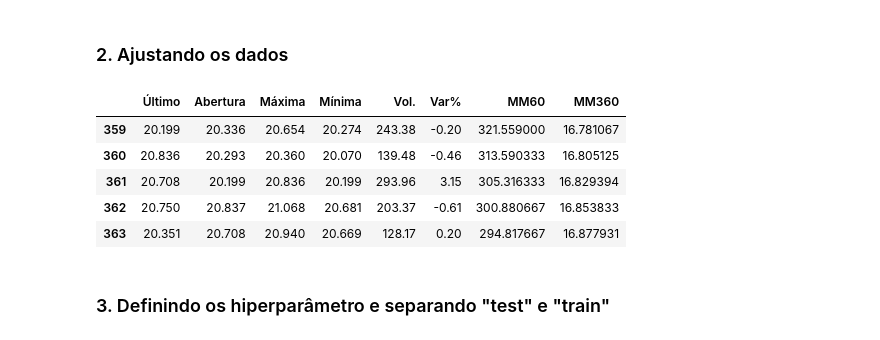
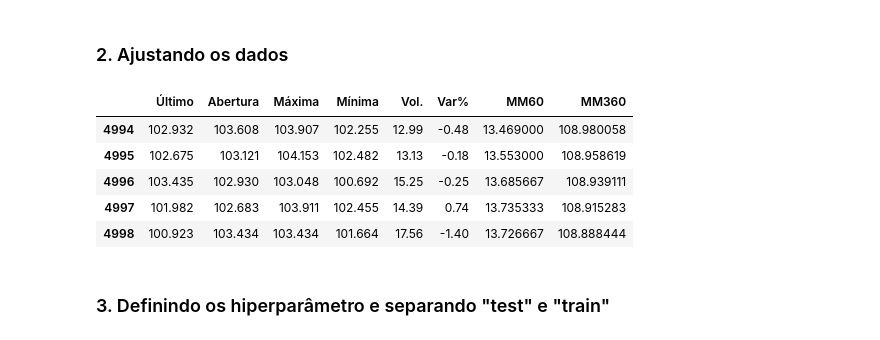
Before and after one commit to alexandre-queiroz/IBOV-stock-prediction, a Jupyter notebook: Predict.ipynb, the cells around one changed output. Drawn from its saved outputs; the diff is of its cells as text; code cells hidden in the pictures.

```diff
--- a/Predict.ipynb
+++ b/Predict.ipynb
@@ -78,39 +78,39 @@ dados["Vol."] = dados["Vol."].str.replace("K", "").str.replace("M", "").str.repl
 dados["Var%"] = dados["Var%"].str.replace("%", "").str.replace(",", ".").astype(float)
 
 # Transformar coluna "Data" em datetime com formato 'DD.MM.YYYY'
 dados["Data"] = pd.to_datetime(dados["Data"], format='%d.%m.%Y')
 
 # Ordenar por "Data"
 dados.sort_values(by="Data", inplace=True)
 
 # Definir a coluna "Data" como índice
 dados.set_index("Data", inplace=True)
 
 # Redefinindo o index
 dados = dados.reset_index()
 
 dados["Último"] = dados["Último"].shift(-1)
 
 # Calcular as médias móveis de 7, 21, 30 dias
 # dados["MM7"] = dados["Var%"].rolling(window=7).mean()
 # dados["MM21"] = dados["Último"].rolling(window=21).mean()
 dados["MM60"] = dados["Vol."].rolling(window=30).mean()
 dados["MM360"] = dados["Último"].rolling(window=360).mean()
 
 # Remover linhas com valores ausentes
 dados.dropna(inplace=True)
 
 dados = dados.drop(columns=["Data"])
 
 # Imprimir as primeiras linhas para verificar se os dados estão corretamente ordenados e indexados
-dados.head()
+dados.tail()
 # %% [output]
 |  | Último | Abertura | Máxima | Mínima | Vol. | Var% | MM60 | MM360 |
-| 359 | 20.199 | 20.336 | 20.654 | 20.274 | 243.38 | -0.20 | 321.559000 | 16.781067 |
-| 360 | 20.836 | 20.293 | 20.360 | 20.070 | 139.48 | -0.46 | 313.590333 | 16.805125 |
-| 361 | 20.708 | 20.199 | 20.836 | 20.199 | 293.96 | 3.15 | 305.316333 | 16.829394 |
-| 362 | 20.750 | 20.837 | 21.068 | 20.681 | 203.37 | -0.61 | 300.880667 | 16.853833 |
-| 363 | 20.351 | 20.708 | 20.940 | 20.669 | 128.17 | 0.20 | 294.817667 | 16.877931 |
+| 4994 | 102.932 | 103.608 | 103.907 | 102.255 | 12.99 | -0.48 | 13.469000 | 108.980058 |
+| 4995 | 102.675 | 103.121 | 104.153 | 102.482 | 13.13 | -0.18 | 13.553000 | 108.958619 |
+| 4996 | 103.435 | 102.930 | 103.048 | 100.692 | 15.25 | -0.25 | 13.685667 | 108.939111 |
+| 4997 | 101.982 | 102.683 | 103.911 | 102.455 | 14.39 | 0.74 | 13.735333 | 108.915283 |
+| 4998 | 100.923 | 103.434 | 103.434 | 101.664 | 17.56 | -1.40 | 13.726667 | 108.888444 |
 # %% [markdown]
 ### 3. Definindo os hiperparâmetro e separando "test" e "train"
 # %%
```
Also changed, not shown: parts of 4 cells of this notebook, 1 other file.
